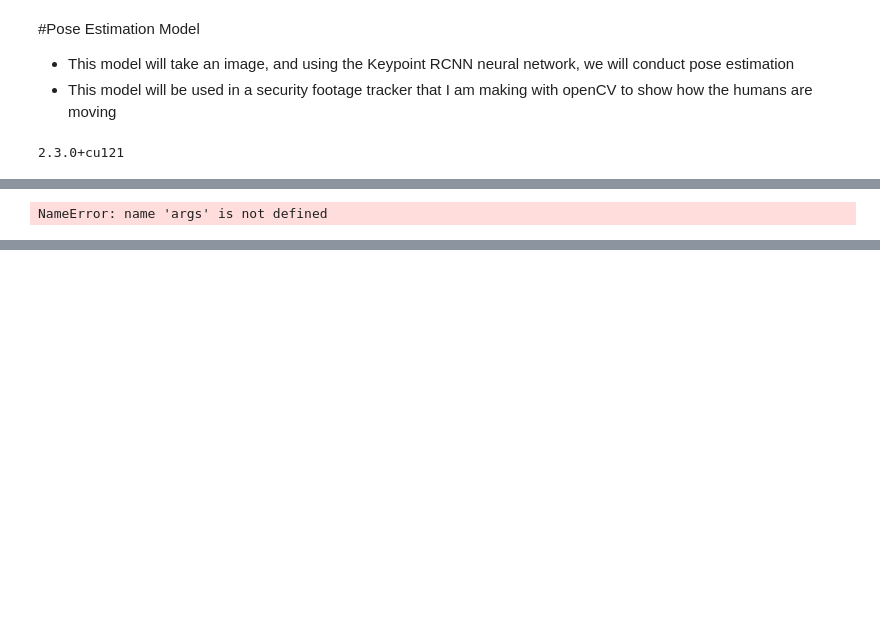
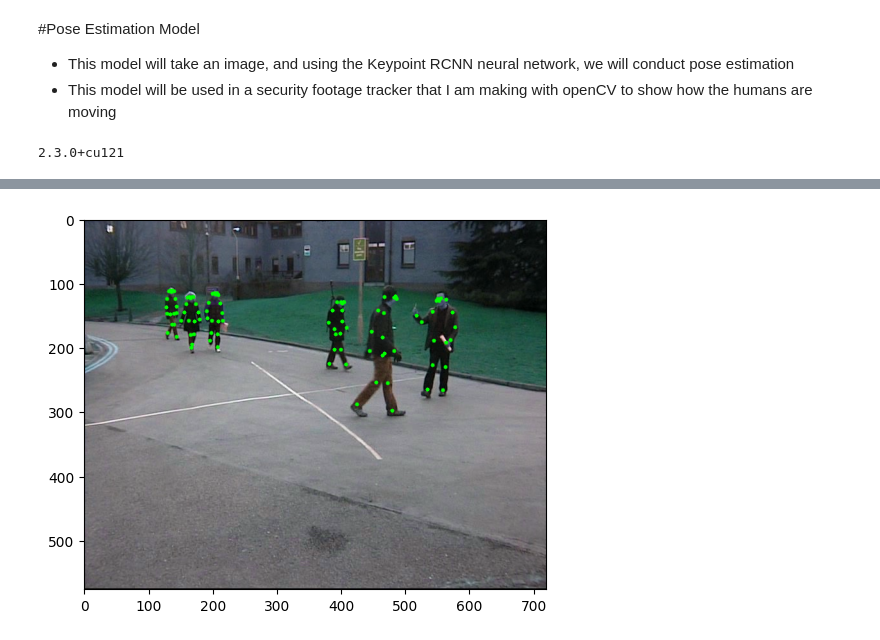
Before and after one commit to RishiShah99/SecurityFootageTracker, a Jupyter notebook: Human_Pose_Estimation_Model.ipynb, the cells around one changed output, grey strips where cells are left out. Saved outputs shown, nothing was run; the diff lists cells and outputs as text; code cells hidden in the pictures; blank space fills up the shorter version.

```diff
--- a/Human_Pose_Estimation_Model.ipynb
+++ b/Human_Pose_Estimation_Model.ipynb
@@ -32,0 +23,10 @@ transform = transforms.Compose([
+# %%
+# Upload your image using the file upload function
+uploaded = files.upload()
+
+# Assuming only one file is uploaded, get its name
+image_path = list(uploaded.keys())[0]
+
+transform = transforms.Compose([
+    transforms.ToTensor(),
+])
@@ -59,13 +45,8 @@ KeypointRCNN(
 # %%
-image_path = args['image']
-image = Image.open(image_path).convert('RGB')
-
 # NumPy copy of the image for OpenCV functions
 orig_numpy = np.array(image, dtype=np.float32)
 orig_numpy = cv2.cvtColor(orig_numpy, cv2.COLOR_RGB2BGR)/255
 image = transform(image)
 image = image.unsqueeze(0).to(device)
-# %% [output]
-NameError: name 'args' is not defined
 # %%
 with torch.no_grad():
@@ -77,0 +54,13 @@ cv2.waitKey(0)
+# %%
+# Function to draw keypoints
+def draw_keypoints(outputs, image):
+    keypoints = outputs[0]['keypoints'].cpu().numpy()
+    scores = outputs[0]['scores'].cpu().numpy()
+    for idx, score in enumerate(scores):
+        if score > 0.5:  # You can adjust this threshold
+            kpts = keypoints[idx]
+            for kpt in kpts:
+                cv2.circle(image, (int(kpt[0]), int(kpt[1])), 3, (0, 255, 0), -1)
+    return image
+# %%
+output_image = draw_keypoints(outputs, orig_numpy)
@@ -77,0 +70,5 @@ cv2.waitKey(0)
+# %%
+# Display the image
+plt.imshow(output_image)
+plt.show()
+# %% [output]
@@ -77,0 +76 @@ cv2.waitKey(0)
+[figure, added]
```
Also changed, not shown: parts of 8 cells of this notebook.
